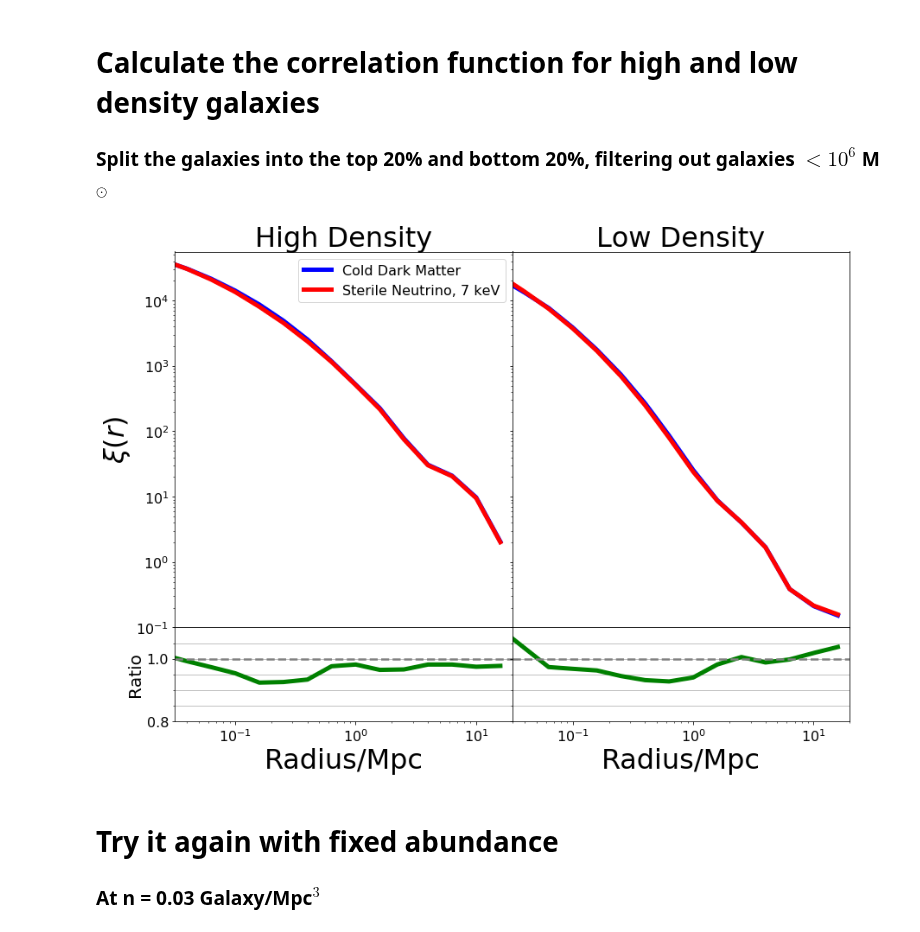
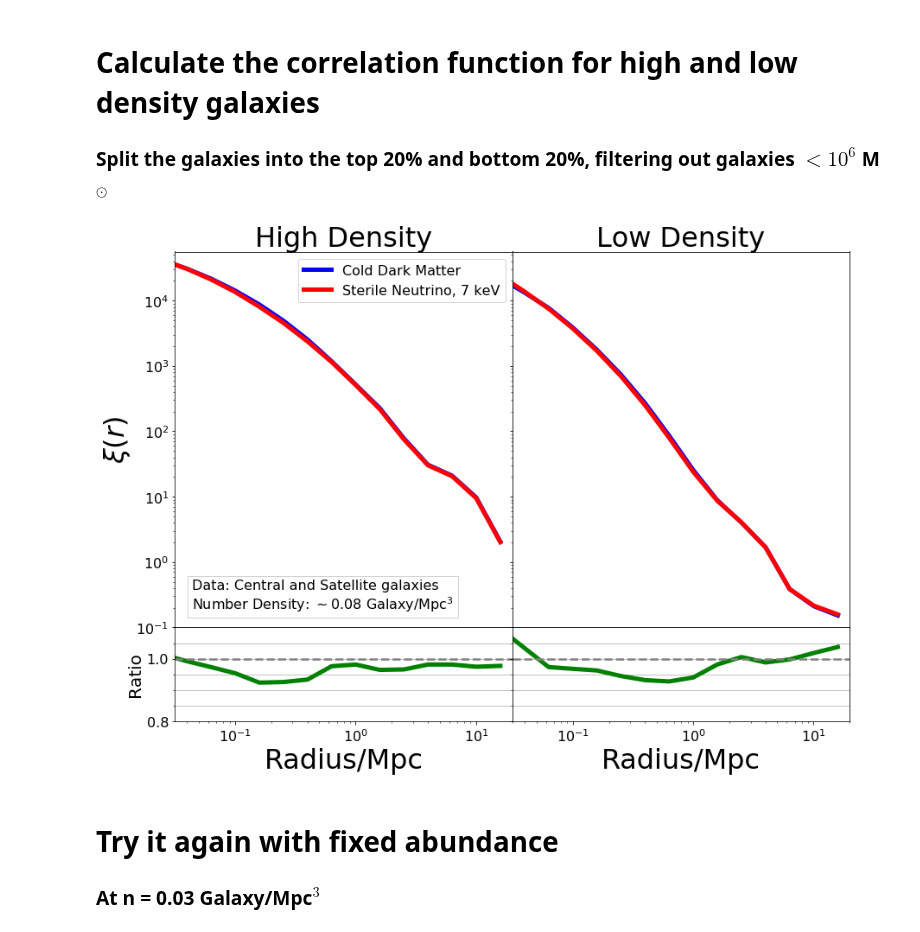
Before and after one commit to mshiferaw/WDM, a Jupyter notebook: Summer 2020/1 Environment_Galaxies_Part4.ipynb, the cells around one changed output. Saved outputs shown, nothing was run; the diff lists cells and outputs as text; code cells hidden in the pictures.

```diff
--- a/Summer 2020/1 Environment_Galaxies_Part4.ipynb
+++ b/Summer 2020/1 Environment_Galaxies_Part4.ipynb
@@ -856,6 +545,11 @@ CUTE_cdm_high = np.genfromtxt("Output/corr_cdm_top_galaxy_position.txt", usecols
 CUTE_cdm_low = np.genfromtxt("Output/corr_cdm_low_galaxy_position.txt", usecols = (0,1))
 CUTE_wdm_high = np.genfromtxt("Output/corr_wdm_top_galaxy_position.txt", usecols = (0,1))
 CUTE_wdm_low = np.genfromtxt("Output/corr_wdm_low_galaxy_position.txt", usecols = (0,1))
+
+textstr = '\n'.join((
+    r'Data: Central and Satellite galaxies',
+    r'Number Density: $\sim0.08$ Galaxy/Mpc$^{3}$'))
+props = dict(facecolor='none', edgecolor='lightgrey', pad = 5.0)
 
 plt.figure(figsize=(14,10))
 grid = gridspec.GridSpec(2,2, height_ratios = [4,1])
@@ -869,6 +563,7 @@ grid3 = plt.subplot(grid[3])
 grid0.loglog(CUTE_cdm_high[:,0], CUTE_cdm_high[:,1], label = "Cold Dark Matter", linewidth = 5, color = "blue")
 grid0.loglog(CUTE_wdm_high[:,0], CUTE_wdm_high[:,1], label = "Sterile Neutrino, 7 keV", linewidth = 5,
              color = "red")
+grid0.text(0.05, 0.125, textstr, transform=grid0.transAxes, fontsize=16, verticalalignment='top', bbox=props)
 grid0.set_ylabel(r"$\xi(r)$", fontsize = 32)
 grid0.legend(fontsize = 16)
 grid0.set_title('High Density',fontsize=32)
@@ -882,34 +577,34 @@ grid2.set_ylim(0.4, 1.4)
 
 #Low density
 grid1.loglog(CUTE_cdm_low[:,0], CUTE_cdm_low[:,1], label = "Cold Dark Matter", linewidth = 5, color = "blue")
 grid1.loglog(CUTE_wdm_low[:,0], CUTE_wdm_low[:,1], label = "Sterile Neutrino, 7 keV", linewidth = 5,
              color = "red")
 grid1.set_xlim(10**-1.75, 2e1)
 grid1.set_title('Low Density',fontsize=32)
 
 grid3.semilogx(CUTE_wdm_low[:,0], CUTE_wdm_low[:,1]/CUTE_cdm_low[:,1], linewidth = 5, color = "green")
 grid3.set_xlabel("Radius/Mpc", fontsize = 32)
 grid3.axhline(y = 1, color = "grey", ls = "--", linewidth = 2.5)
 grid3.set_ylim(0.4, 1.4)
 
 for i in range(4):
     plt.subplot(grid[i]).set_xlim(10**-1.5, 2e1)
     plt.subplot(grid[i]).minorticks_on()
     plt.subplot(grid[i]).tick_params(labelsize=16)
 
 for i in [0,1]:
     plt.subplot(grid[i]).set_ylim(10**-1, 10**4.75)
 
 for i in [2,3]:
     plt.subplot(grid[i]).set_ylim(0.8, 1.1)
     plt.subplot(grid[i]).yaxis.grid(which = "both")
 
 for i in [1,3]:
     plt.subplot(grid[i]).set_yticklabels([])
 
 plt.show()
 # %% [output]
-[figure, old version]
+[figure, new version]
 # %% [markdown]
 # Try it again with fixed abundance
 ### At n = 0.03 Galaxy/Mpc$^3$
```
Also changed, not shown: parts of 11 cells of this notebook.
